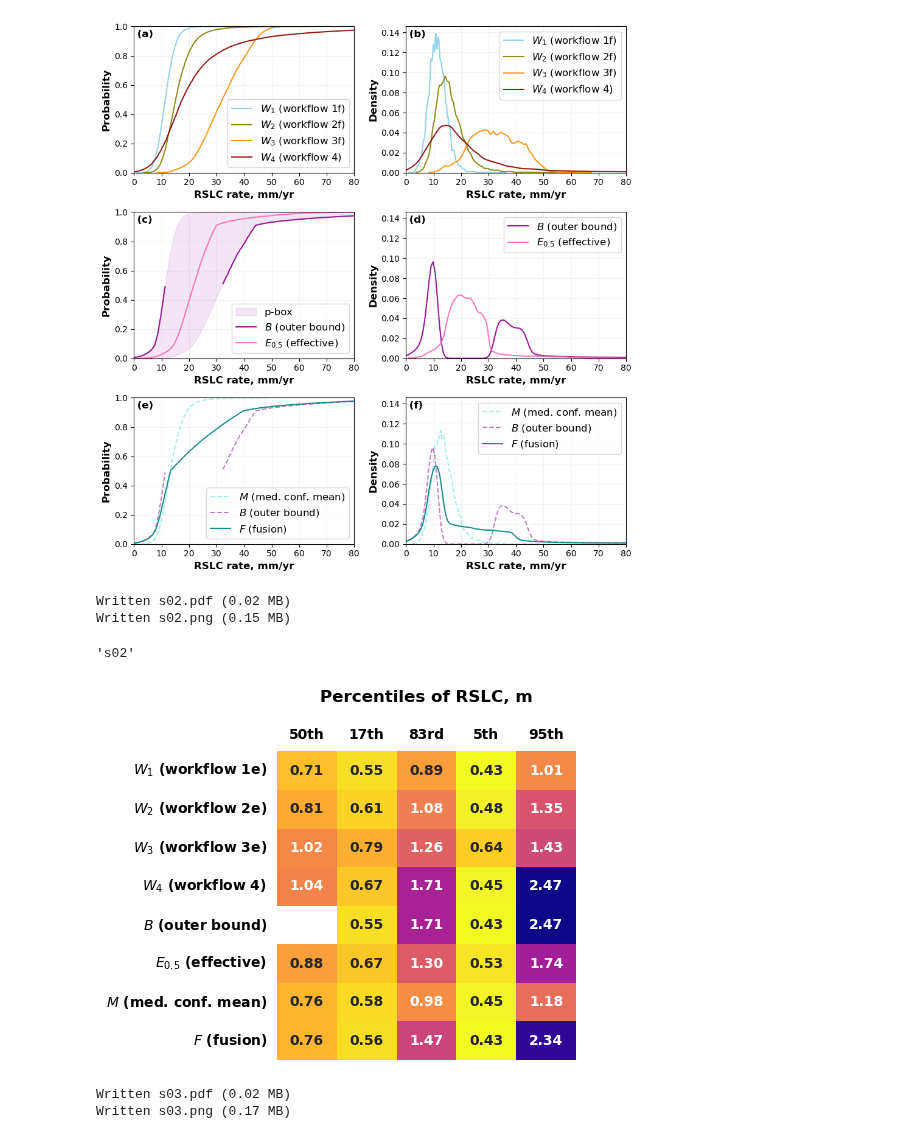
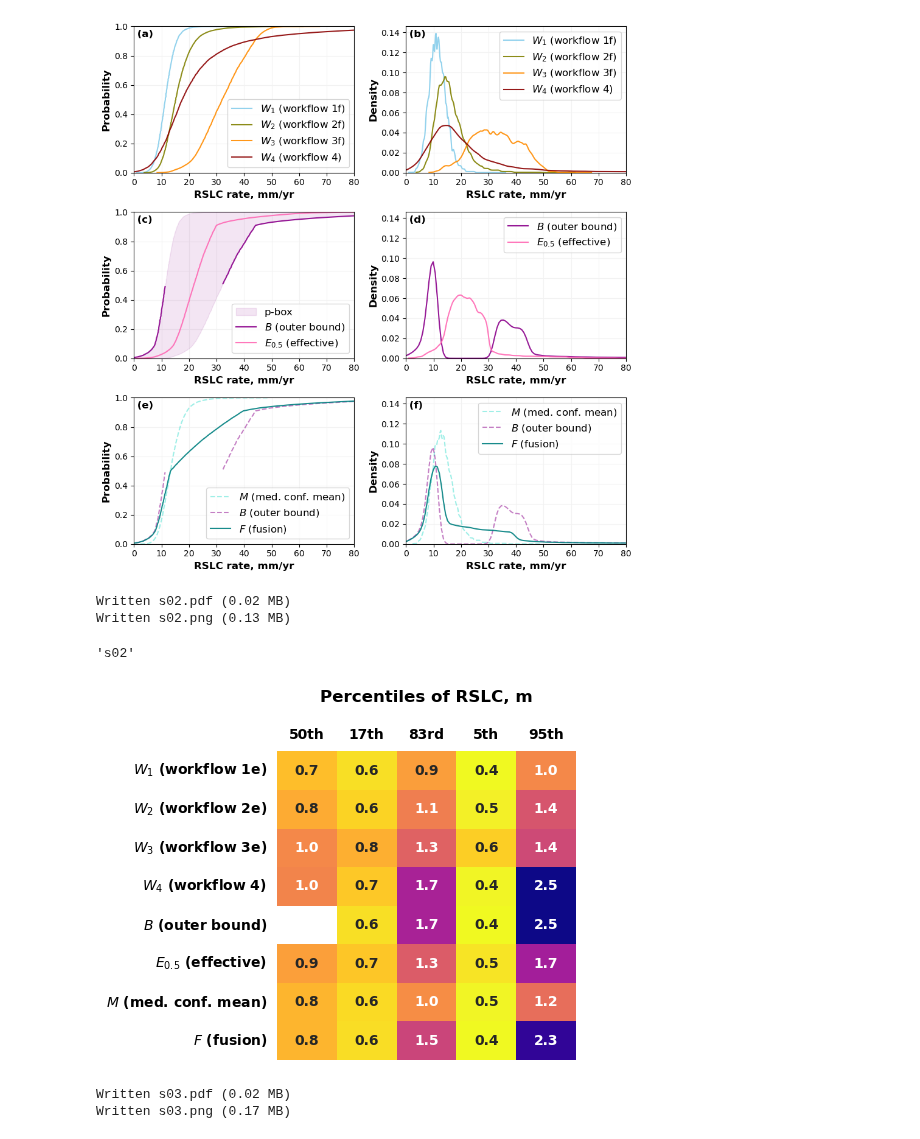
Before and after one commit to grandey/d23a-fusion, a Jupyter notebook: fusion_analysis_d23a.ipynb, the cells around one changed output. Cells and saved outputs as stored; diff of their text form; code cells hidden in the pictures.

Commit message:
d23a.py plot_percentiles_heatmap(): change default fmt to ‘.1f’ (from ‘.2f’).

```diff
--- a/fusion_analysis_d23a.ipynb
+++ b/fusion_analysis_d23a.ipynb
@@ -118,15 +118,15 @@ Written s01.png (0.63 MB)
 # %%
 # Heatmap table of SSP5 year-2100 RSLC percentiles
 fig, ax = plt.subplots(1, 1, figsize=(5, 4), tight_layout=True)
 d23a.plot_percentiles_heatmap(percentiles=('50th', '17th', '83rd', '5th', '95th'),
                               workflows=('wf_1e', 'wf_2e', 'wf_3e', 'wf_4', 'outer', 'effective_0.5', 'mean_1e+2e', 'fusion_1e+2e'),
-                              rate=False, scenario='ssp585', year=2100, gauge='TANJONG_PAGAR', fmt='.2f', ax=ax)
+                              rate=False, scenario='ssp585', year=2100, gauge='TANJONG_PAGAR', fmt='.1f', ax=ax)
 d23a.name_save_fig(fig, fso='s')
 # %% [output]
 Written s02.pdf (0.02 MB)
-Written s02.png (0.15 MB)
+Written s02.png (0.13 MB)
 's02'
-[figure, old version]
+[figure, new version]
 # %%
 # SSP5 year-2100 effective_0.5 and fusion_1e+2e
 fig, axs = d23a.fig_qfs_marginals(workflows_r=(('fusion_1e+2e',),),
```
Also changed, not shown: parts of 1 cell of this notebook, 2 other files.
